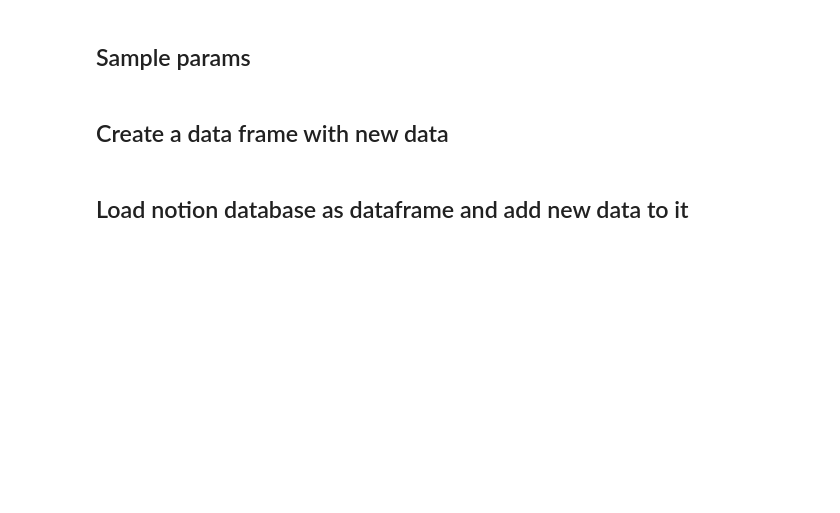
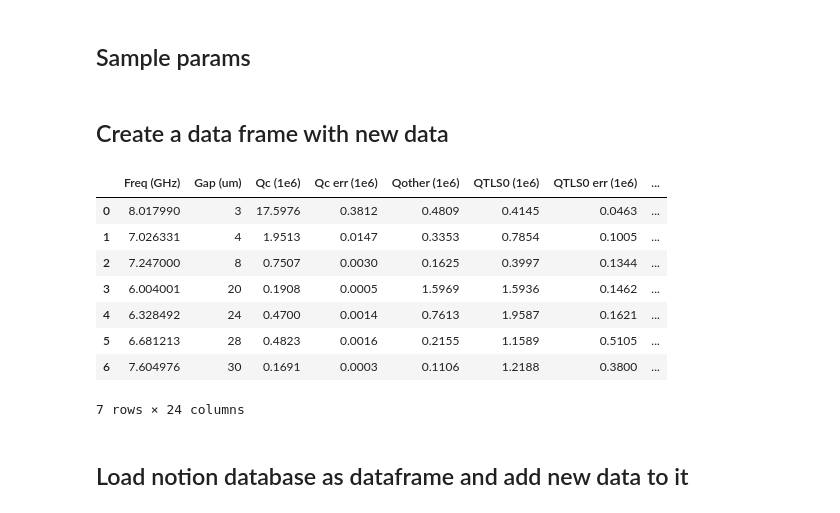
Before and after one commit to eesh-gupta/scresonators, a Jupyter notebook: dbs/notion.ipynb, the cells around one changed output. Saved outputs shown, nothing was run; the diff lists cells and outputs as text; code cells hidden in the pictures; blank space fills up the shorter version.

```diff
--- a/dbs/notion.ipynb
+++ b/dbs/notion.ipynb
@@ -23,16 +44,17 @@ lnk = 'c2f3395c7ed34b3684c8b881290c5c7c' # Resonators notebook
 # %% [markdown]
 ## Sample params
 # %%
-p = '250617-ResSilSQsiliconta7_res_sq.yml'
+p = '250602-ResSil7Ta_BFGsiliconta7_res1.yml'
 
-name = 'Sil7-R1'
+name = 'Sil7-R2'
 metal = 'Ta'
 substrate='Silicon'
 depo = 'sputterer'
 notes = 'O3/BOE'
 meas='VNA'
-package = 'ScalinQ'
-date_meas = '2025-06-16'
+package = 'Slab'
+date_meas = '2025-06-01'
+Pattern = 'QcAdj_Sil'
 # %% [markdown]
 ## Create a data frame with new data
 # %%
@@ -54,6 +76,7 @@ new_df['Row_Hash']=''
 new_df['Fridge Cool Down']=''
 new_df['Name']=name
 new_df['Samples']=''
+new_df['Pattern']=Pattern
 
 new_df.rename(columns={'pitch': 'Gap (um)', 'qtls0': 'QTLS0 (1e6)', 'qother': 'Qother (1e6)', 'qother_err':'Qother err (1e6)', 'qc':'Qc (1e6)', 'qc_err':'Qc err (1e6)','qtls0_err':'QTLS0 err (1e6)', 'target_freq':'Target Freq. (GHz)', 'freqs':'Freq (GHz)' }, inplace=True)
 round_cols = ['QTLS0 (1e6)', 'Qother (1e6)', 'Qc (1e6)', 'Qc err (1e6)', 'QTLS0 err (1e6)', 'Qother err (1e6)']
@@ -63,6 +86,33 @@ new_df['Freq (GHz)'] = new_df['Freq (GHz)'] / 1e9
 new_df[round_cols] = new_df[round_cols].round(4)
 f_cols = ['Freq (GHz)', 'Target Freq. (GHz)']
 new_df[f_cols] = new_df[f_cols].round(7)
+
+new_df['Pin (um)'] = new_df.apply(
+    lambda row: row['Gap (um)'] * rat_sapp if row['Substrate'] == 'Sapphire' else row['Gap (um)'] * rat_sil,
+    axis=1
+)
+
+new_df['Pin (um)'] = new_df.apply(
+    lambda row: row['Gap (um)'] if row['Gap (um)'] in [3, 30] else row['Pin (um)'],
+    axis=1
+)
+
+new_df['P_ms'] = new_df.apply(
+    lambda row: psm2(row['Pin (um)'], row['Gap (um)'], eps_sapp if row['Substrate'] == 'Sapphire' else eps_sil),
+    axis=1
+)
+# %%
+new_df
+# %% [output]
+|  | Freq (GHz) | Gap (um) | Qc (1e6) | Qc err (1e6) | Qother (1e6) | QTLS0 (1e6) | QTLS0 err (1e6) | ... |
+| 0 | 8.017990 | 3 | 17.5976 | 0.3812 | 0.4809 | 0.4145 | 0.0463 | ... |
+| 1 | 7.026331 | 4 | 1.9513 | 0.0147 | 0.3353 | 0.7854 | 0.1005 | ... |
+| 2 | 7.247000 | 8 | 0.7507 | 0.0030 | 0.1625 | 0.3997 | 0.1344 | ... |
+| 3 | 6.004001 | 20 | 0.1908 | 0.0005 | 1.5969 | 1.5936 | 0.1462 | ... |
+| 4 | 6.328492 | 24 | 0.4700 | 0.0014 | 0.7613 | 1.9587 | 0.1621 | ... |
+| 5 | 6.681213 | 28 | 0.4823 | 0.0016 | 0.2155 | 1.1589 | 0.5105 | ... |
+| 6 | 7.604976 | 30 | 0.1691 | 0.0003 | 0.1106 | 1.2188 | 0.3800 | ... |
+7 rows × 24 columns
 # %% [markdown]
 ## Load notion database as dataframe and add new data to it
 # %%
```
Also changed, not shown: parts of 5 cells of this notebook, 2 other files.
